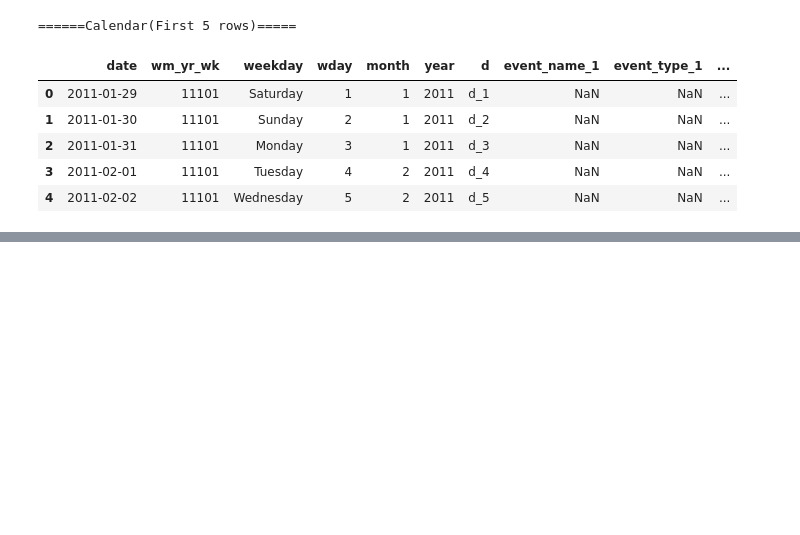
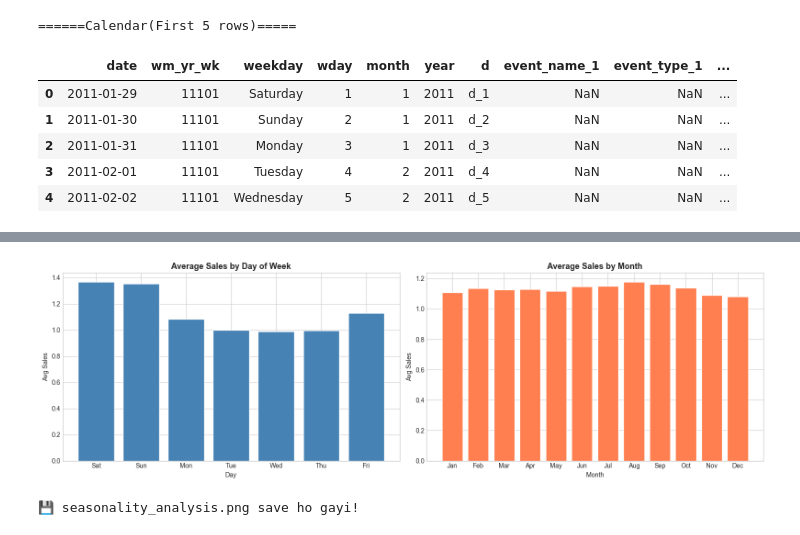
Before and after one commit to chashak20/demand-forecasting-project, a Jupyter notebook: Untitled.ipynb, the cells around one changed output, grey strips where cells are left out. Saved outputs shown, nothing was run; the diff lists cells and outputs as text; code cells hidden in the pictures; blank space fills up the shorter version.

```diff
--- a/Untitled.ipynb
+++ b/Untitled.ipynb
@@ -72,0 +129,31 @@ print(f'States : {sales_train["cat_id"].unique()}')
+# %%
+fig, axes = plt.subplots(1, 2, figsize=(16, 5))
+
+# Weekly pattern (wday: 1=Saturday ... 7=Friday in M5)
+day_names   = {1:'Sat', 2:'Sun', 3:'Mon', 4:'Tue', 5:'Wed', 6:'Thu', 7:'Fri'}
+weekly_avg  = sales_long.groupby('wday')['sales'].mean()
+weekly_avg.index = [day_names[d] for d in weekly_avg.index]
+
+axes[0].bar(weekly_avg.index, weekly_avg.values, color='steelblue', edgecolor='white')
+axes[0].set_title('Average Sales by Day of Week', fontsize=13, fontweight='bold')
+axes[0].set_xlabel('Day')
+axes[0].set_ylabel('Avg Sales')
+
+# Monthly pattern
+month_names  = {1:'Jan',2:'Feb',3:'Mar',4:'Apr',5:'May',6:'Jun',
+                7:'Jul',8:'Aug',9:'Sep',10:'Oct',11:'Nov',12:'Dec'}
+monthly_avg  = sales_long.groupby('month')['sales'].mean()
+monthly_avg.index = [month_names[m] for m in monthly_avg.index]
+
+axes[1].bar(monthly_avg.index, monthly_avg.values, color='coral', edgecolor='white')
+axes[1].set_title('Average Sales by Month', fontsize=13, fontweight='bold')
+axes[1].set_xlabel('Month')
+axes[1].set_ylabel('Avg Sales')
+
+plt.tight_layout()
+plt.savefig('seasonality_analysis.png', dpi=150, bbox_inches='tight')
+plt.show()
+print('💾 seasonality_analysis.png save ho gayi!')
+# %% [output]
+[figure, added]
+💾 seasonality_analysis.png save ho gayi!
```
Also changed, not shown: parts of 5 cells of this notebook, 2 other files.
